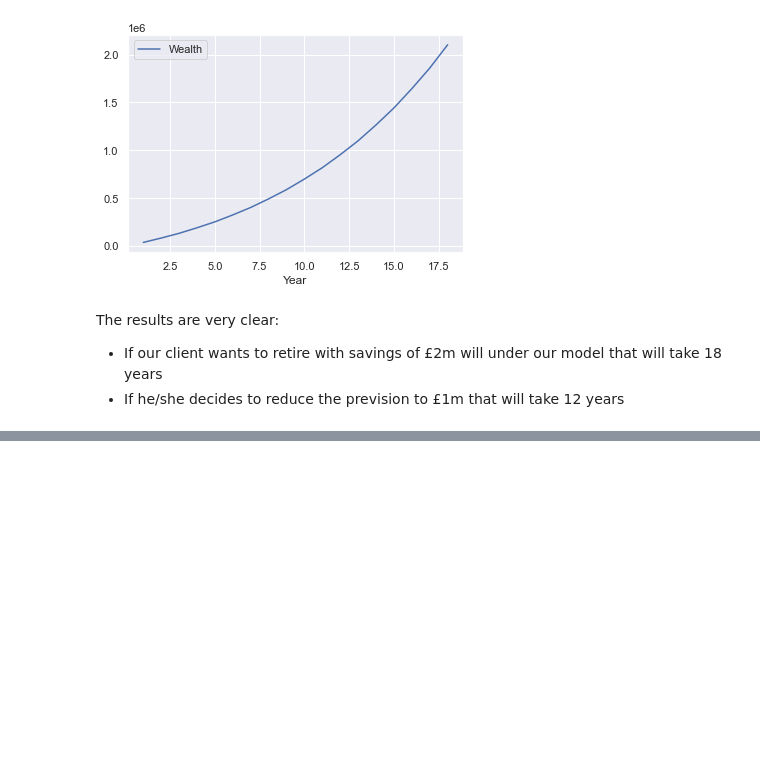
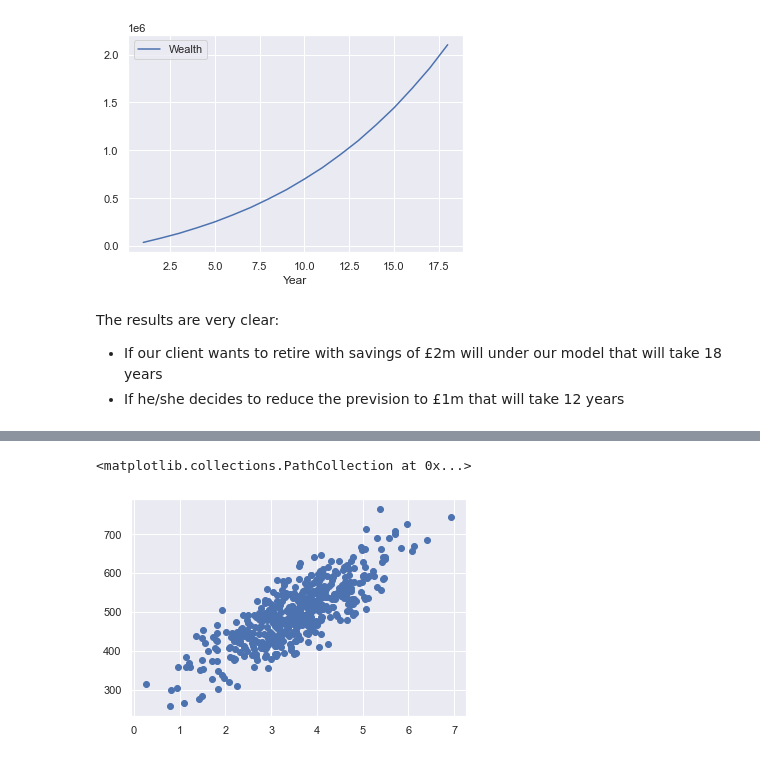
Before and after one commit to JavierConde1976/LSE_DA301_Week_1_Demonstrations, a Jupyter notebook: LSE_DA301_Week_1_Demonstrations.ipynb, the cells around one changed output, grey strips where cells are left out. Drawn from its saved outputs; the diff is of its cells as text; code cells hidden in the pictures; blank space fills up the shorter version.

```diff
--- a/LSE_DA301_Week_1_Demonstrations.ipynb
+++ b/LSE_DA301_Week_1_Demonstrations.ipynb
@@ -2209,0 +2956,6 @@ The results are very clear:
+# %%
+# Import the data set.
+df_test = pd.read_csv('loyalty_club.csv')
+
+# View DataFrame.
+df_test
@@ -2209,0 +2976,13 @@ The results are very clear:
+# %%
+# We define the variables
+# Dependent variable.
+y = df_test['Yearly Amount Spent']
+
+# Independent variable.
+X = df_test['Length of Membership']
+
+# Check for linearity.
+plt.scatter(X,y)
+# %% [output]
+<matplotlib.collections.PathCollection at 0x...>
+[figure, added]
```
Also changed, not shown: parts of 116 cells of this notebook.
